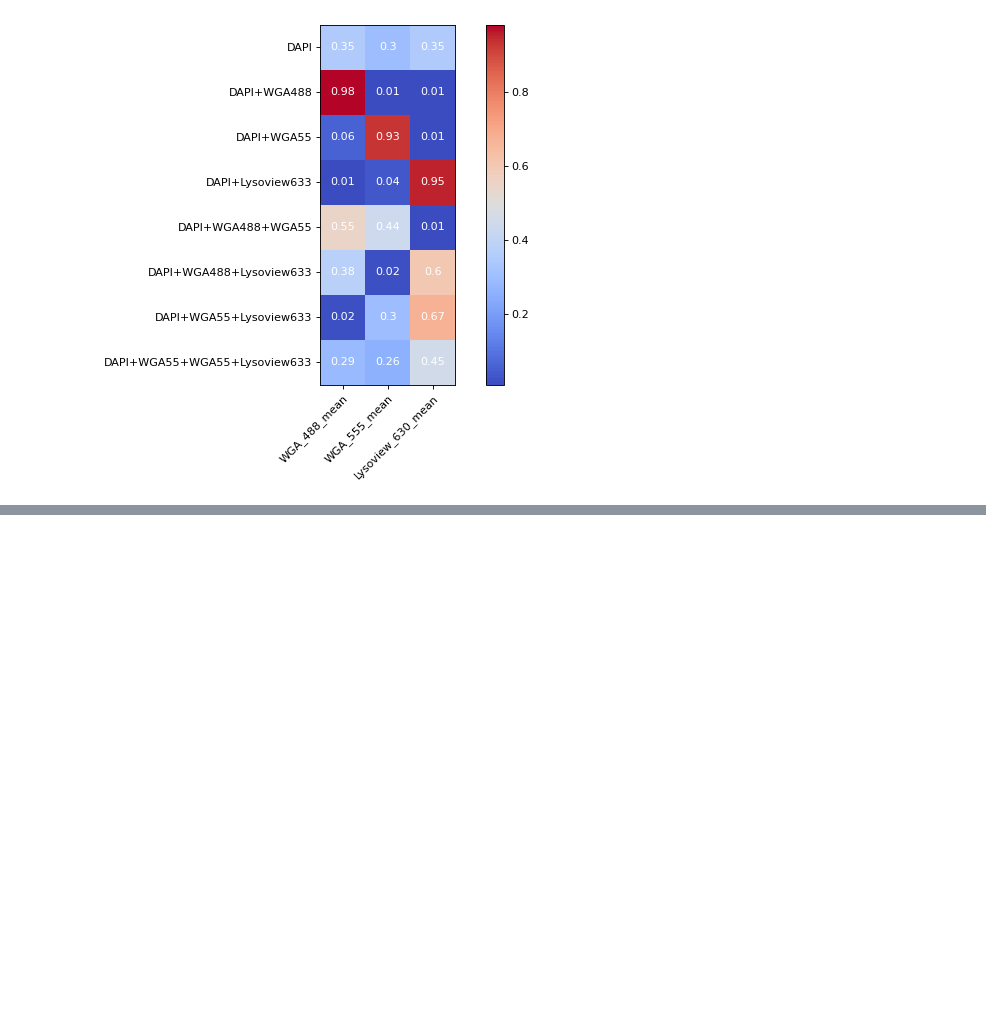
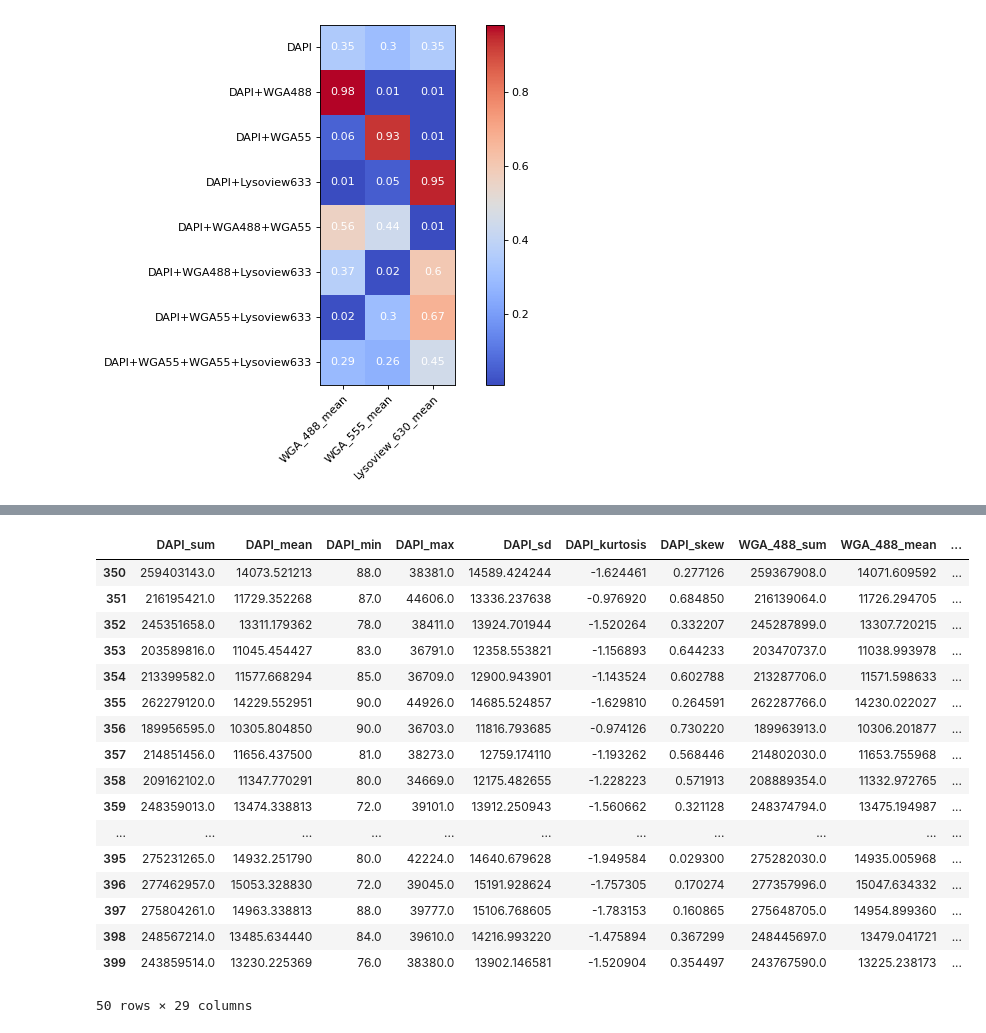
Before and after one commit to saradha-insitro/trainbow, a Jupyter notebook: notebooks_experimental/PC2088_spectra.ipynb, the cells around one changed output, grey strips where cells are left out. Saved outputs shown, nothing was run; the diff lists cells and outputs as text; code cells hidden in the pictures; blank space fills up the shorter version.

```diff
--- a/notebooks_experimental/PC2088_spectra.ipynb
+++ b/notebooks_experimental/PC2088_spectra.ipynb
@@ -160,7 +160,7 @@ DAPI+WGA55+WGA55+Lysoview633
 # %%
 feature = '_mean'
 
-avg_features = all_features.groupby("sample")
+avg_features = nikon_features.groupby("sample")
 cols_to_select = [sub + feature for sub in list(channel_map.keys())[1:4]]
 
 mat = np.array([np.array(avg_features.get_group(list(well_map.keys())[0])[cols_to_select].agg('mean')),
@@ -183,0 +213,21 @@ plot_heatmap(normalised_matrix.round(2))
+# %%
+avg_features.get_group(list(well_map.keys())[0])
+# %% [output]
+|  | DAPI_sum | DAPI_mean | DAPI_min | DAPI_max | DAPI_sd | DAPI_kurtosis | DAPI_skew | WGA_488_sum | WGA_488_mean | ... |
+| 350 | 259403143.0 | 14073.521213 | 88.0 | 38381.0 | 14589.424244 | -1.624461 | 0.277126 | 259367908.0 | 14071.609592 | ... |
+| 351 | 216195421.0 | 11729.352268 | 87.0 | 44606.0 | 13336.237638 | -0.976920 | 0.684850 | 216139064.0 | 11726.294705 | ... |
+| 352 | 245351658.0 | 13311.179362 | 78.0 | 38411.0 | 13924.701944 | -1.520264 | 0.332207 | 245287899.0 | 13307.720215 | ... |
+| 353 | 203589816.0 | 11045.454427 | 83.0 | 36791.0 | 12358.553821 | -1.156893 | 0.644233 | 203470737.0 | 11038.993978 | ... |
+| 354 | 213399582.0 | 11577.668294 | 85.0 | 36709.0 | 12900.943901 | -1.143524 | 0.602788 | 213287706.0 | 11571.598633 | ... |
+| 355 | 262279120.0 | 14229.552951 | 90.0 | 44926.0 | 14685.524857 | -1.629810 | 0.264591 | 262287766.0 | 14230.022027 | ... |
+| 356 | 189956595.0 | 10305.804850 | 90.0 | 36703.0 | 11816.793685 | -0.974126 | 0.730220 | 189963913.0 | 10306.201877 | ... |
+| 357 | 214851456.0 | 11656.437500 | 81.0 | 38273.0 | 12759.174110 | -1.193262 | 0.568446 | 214802030.0 | 11653.755968 | ... |
+| 358 | 209162102.0 | 11347.770291 | 80.0 | 34669.0 | 12175.482655 | -1.228223 | 0.571913 | 208889354.0 | 11332.972765 | ... |
+| 359 | 248359013.0 | 13474.338813 | 72.0 | 39101.0 | 13912.250943 | -1.560662 | 0.321128 | 248374794.0 | 13475.194987 | ... |
+| ... | ... | ... | ... | ... | ... | ... | ... | ... | ... | ... |
+| 395 | 275231265.0 | 14932.251790 | 80.0 | 42224.0 | 14640.679628 | -1.949584 | 0.029300 | 275282030.0 | 14935.005968 | ... |
+| 396 | 277462957.0 | 15053.328830 | 72.0 | 39045.0 | 15191.928624 | -1.757305 | 0.170274 | 277357996.0 | 15047.634332 | ... |
+| 397 | 275804261.0 | 14963.338813 | 88.0 | 39777.0 | 15106.768605 | -1.783153 | 0.160865 | 275648705.0 | 14954.899360 | ... |
+| 398 | 248567214.0 | 13485.634440 | 84.0 | 39610.0 | 14216.993220 | -1.475894 | 0.367299 | 248445697.0 | 13479.041721 | ... |
+| 399 | 243859514.0 | 13230.225369 | 76.0 | 38380.0 | 13902.146581 | -1.520904 | 0.354497 | 243767590.0 | 13225.238173 | ... |
+50 rows × 29 columns
```
Also changed, not shown: parts of 4 cells of this notebook, 5 other files.
